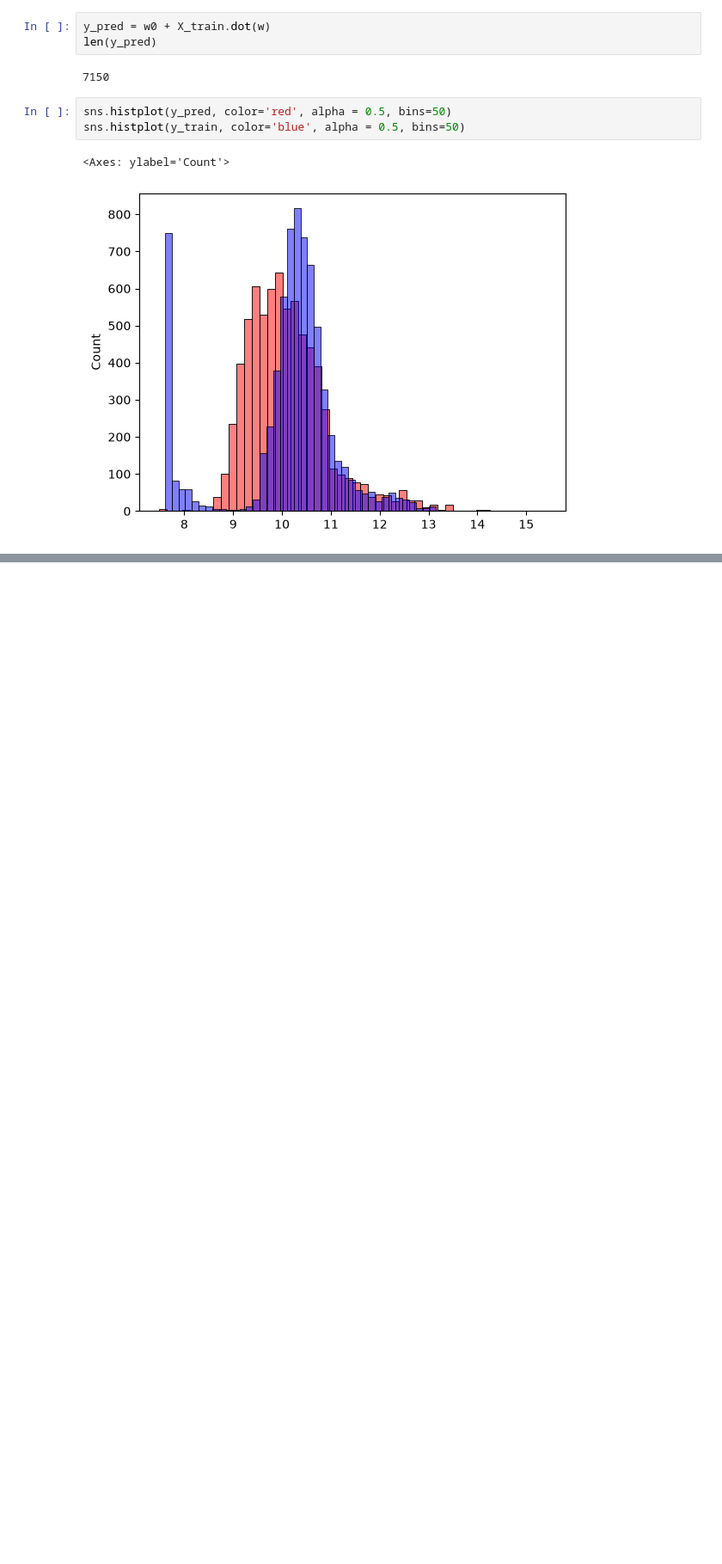
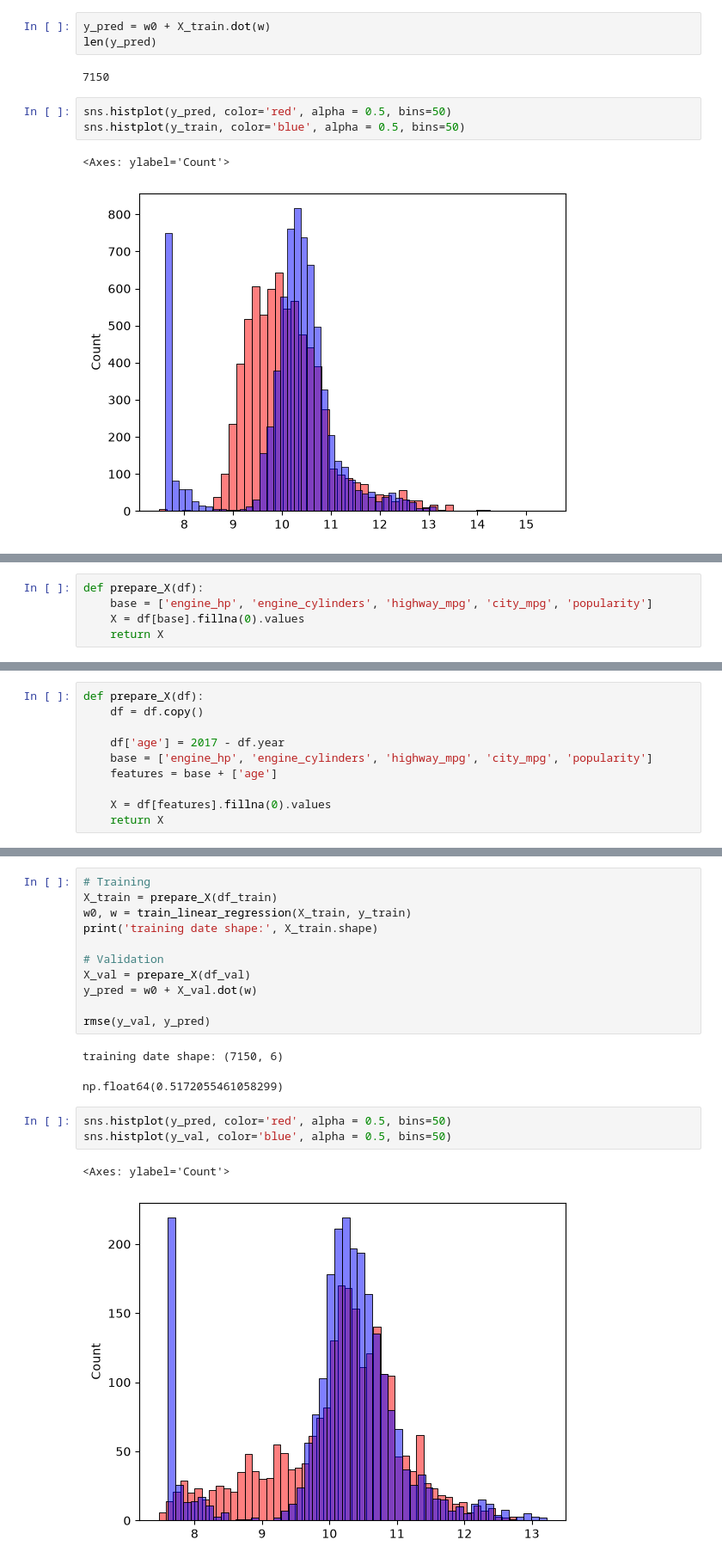
Before and after one commit to yujiezhou001/machine-learning-zoomcamp, a Jupyter notebook: 02-regression/regression.ipynb, the cells around one changed output, grey strips where cells are left out. Shown at 86% size. Saved outputs shown, nothing was run; the diff lists cells and outputs as text; blank space fills up the shorter version.

Commit message:
validation and add more features by creating new feature from existing dataframe to improve the model

```diff
--- a/02-regression/regression.ipynb
+++ b/02-regression/regression.ipynb
@@ -590,0 +608,5 @@ sns.histplot(y_train, color='blue', alpha = 0.5, bins=50)
+# %%
+def prepare_X(df):
+    base = ['engine_hp', 'engine_cylinders', 'highway_mpg', 'city_mpg', 'popularity']
+    X = df[base].fillna(0).values
+    return X
@@ -590,0 +649,10 @@ sns.histplot(y_train, color='blue', alpha = 0.5, bins=50)
+# %%
+def prepare_X(df):
+    df = df.copy()
+
+    df['age'] = 2017 - df.year
+    base = ['engine_hp', 'engine_cylinders', 'highway_mpg', 'city_mpg', 'popularity']
+    features = base + ['age']
+
+    X = df[features].fillna(0).values
+    return X
@@ -590,0 +667,20 @@ sns.histplot(y_train, color='blue', alpha = 0.5, bins=50)
+# %%
+# Training
+X_train = prepare_X(df_train)
+w0, w = train_linear_regression(X_train, y_train)
+print('training date shape:', X_train.shape)
+
+# Validation
+X_val = prepare_X(df_val)
+y_pred = w0 + X_val.dot(w)
+
+rmse(y_val, y_pred)
+# %% [output]
+training date shape: (7150, 6)
+np.float64(0.5172055461058299)
+# %%
+sns.histplot(y_pred, color='red', alpha = 0.5, bins=50)
+sns.histplot(y_val, color='blue', alpha = 0.5, bins=50)
+# %% [output]
+<Axes: ylabel='Count'>
+[figure, added]
```
Also changed, not shown: parts of 9 cells of this notebook.
